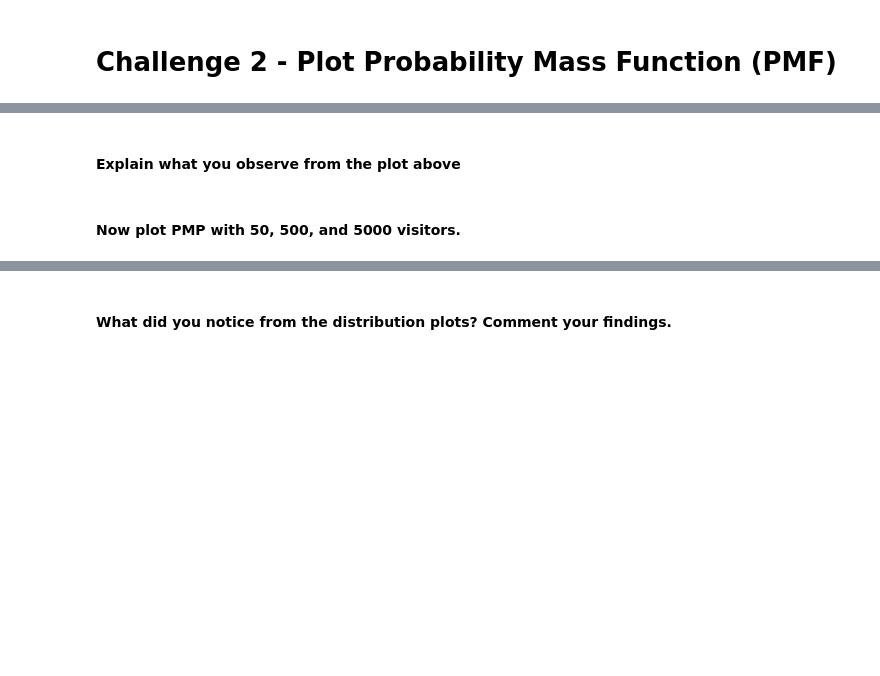
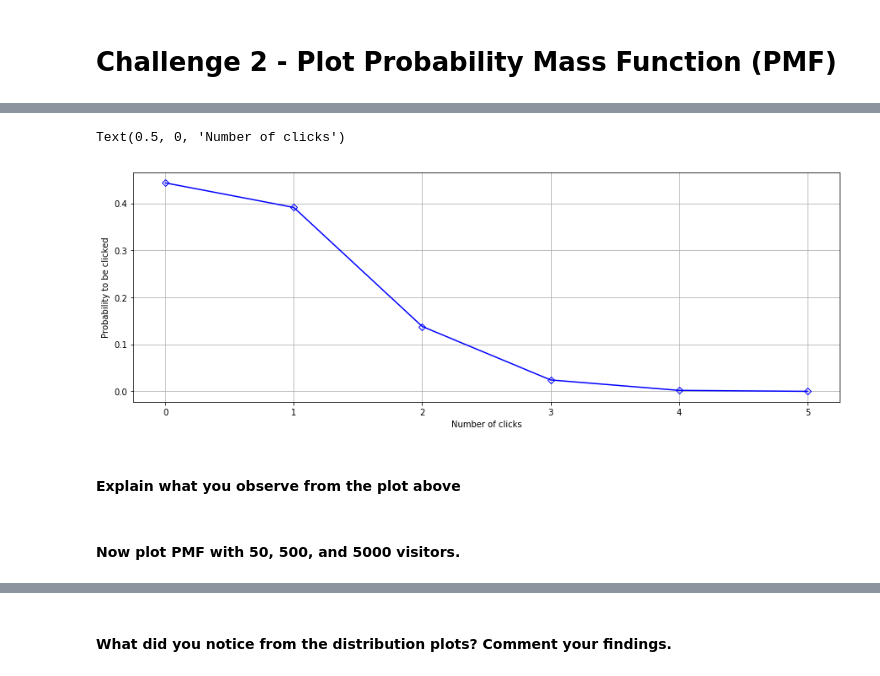
Before and after one commit to ironhack-datalabs/mad-oct-2018, a Jupyter notebook: module-2/lab-probability-distribution/your_code/main.ipynb, the cells around one changed output, grey strips where cells are left out. Drawn from its saved outputs; the diff is of its cells as text; code cells hidden in the pictures; blank space fills up the shorter version.

Commit message:
lab-probability-distribution MOD #2

```diff
--- a/module-2/lab-probability-distribution/your_code/main.ipynb
+++ b/module-2/lab-probability-distribution/your_code/main.ipynb
@@ -112,2 +110,15 @@ for distrib,samp in rand_samp:
+# %%
+# Your code here
+n, p = 5, 0.15
+fig, ax = plt.subplots(1, 1,figsize=(15,5))
+x=np.arange(0,n+1)
+xl=x+1
+ax.plot(x,stats.binom.pmf(x, n, p), 'b', label='binom pmf',marker='D',fillstyle='none')
+ax.grid()
+ax.set_ylabel('Probability to be clicked')
+ax.set_xlabel('Number of clicks')
+# %% [output]
+Text(0.5, 0, 'Number of clicks')
+[figure, added]
 # %% [markdown]
 #### Explain what you observe from the plot above
@@ -116,2 +128,2 @@ for distrib,samp in rand_samp:
 # %% [markdown]
-#### Now plot PMP with 50, 500, and 5000 visitors.
+#### Now plot PMF with 50, 500, and 5000 visitors.
```
Also changed, not shown: parts of 13 cells of this notebook.
